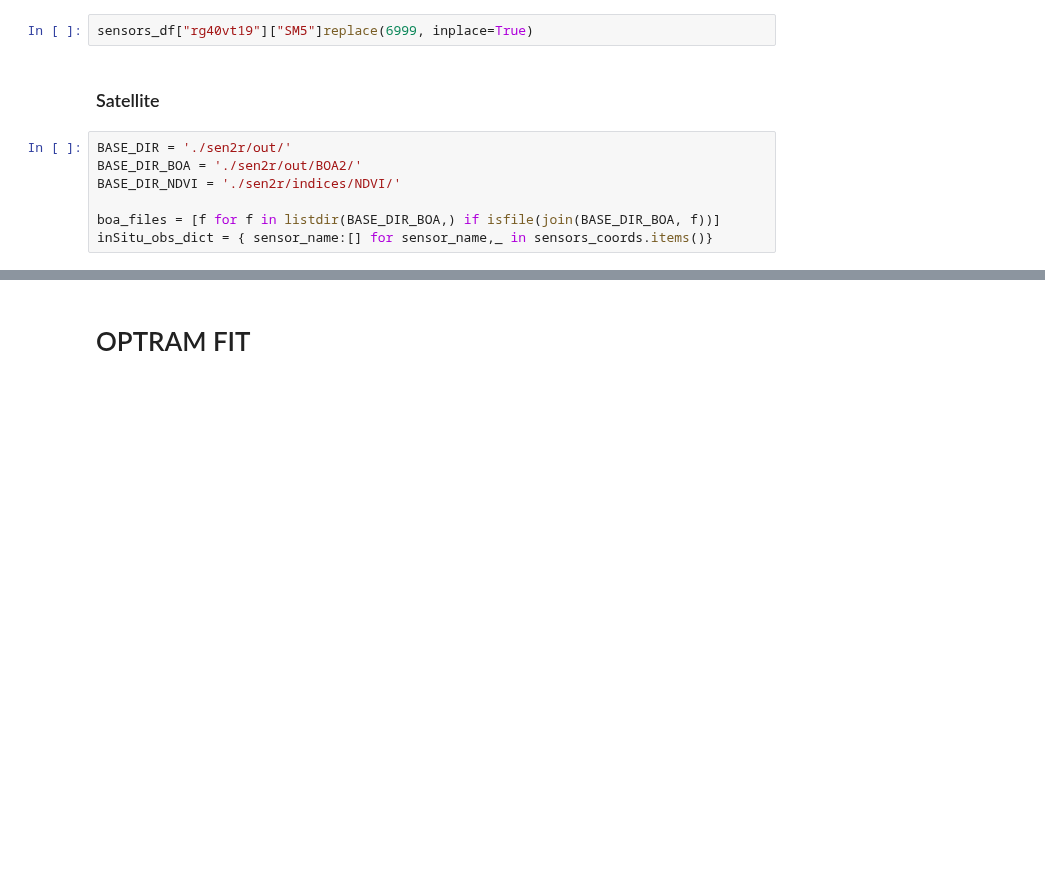
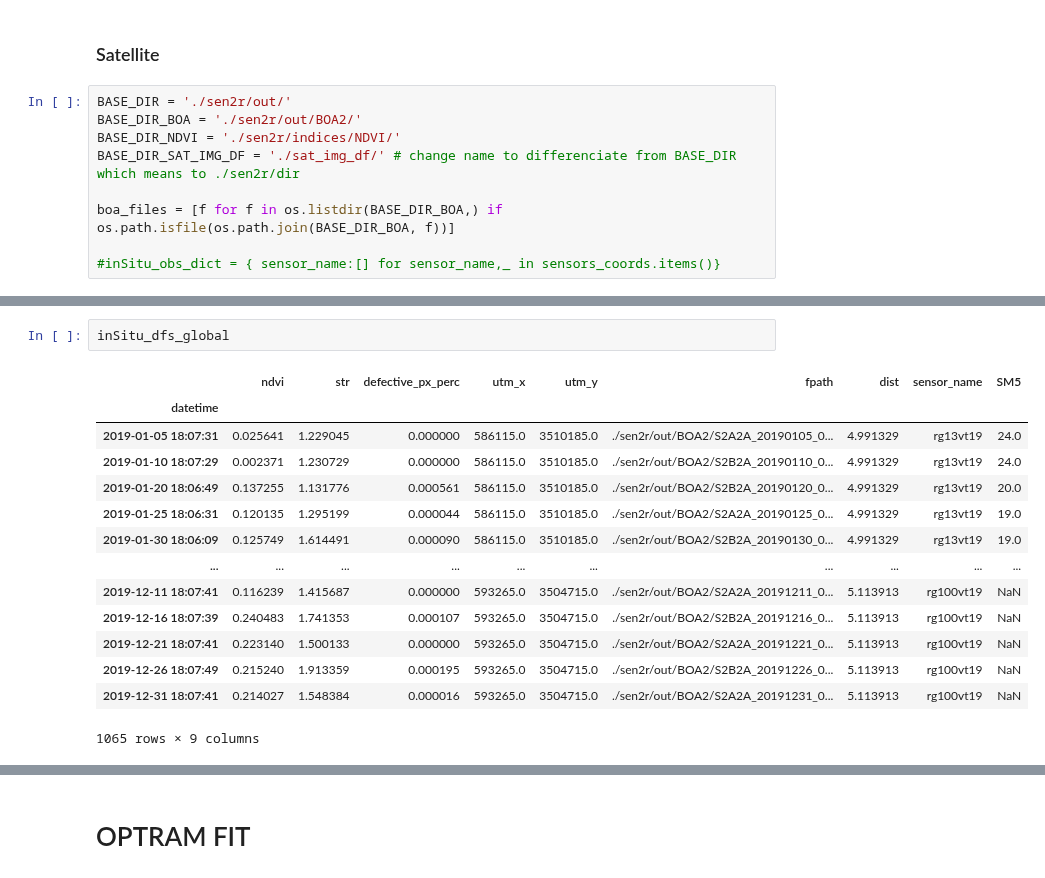
Before and after one commit to VicenteYago/OPTRAM, a Jupyter notebook: OPTRAM.ipynb, the cells around one changed output, grey strips where cells are left out. Saved outputs shown, nothing was run; the diff lists cells and outputs as text; blank space fills up the shorter version.

```diff
--- a/OPTRAM.ipynb
+++ b/OPTRAM.ipynb
@@ -376,14 +366,14 @@ for i, (k, df) in enumerate(sensors_df.items(), 1):
 plt.subplots_adjust(left=None, bottom=None, right=None, top=2 , wspace=None, hspace=None)
 # %% [output]
 [figure]
-# %%
-sensors_df["rg40vt19"]["SM5"]replace(6999, inplace=True)
 # %% [markdown]
 ### Satellite
 # %%
 BASE_DIR = './sen2r/out/'
 BASE_DIR_BOA = './sen2r/out/BOA2/'
 BASE_DIR_NDVI = './sen2r/indices/NDVI/'
+BASE_DIR_SAT_IMG_DF = './sat_img_df/' # change name to differenciate from BASE_DIR which means to ./sen2r/dir
 
-boa_files = [f for f in listdir(BASE_DIR_BOA,) if isfile(join(BASE_DIR_BOA, f))]
-inSitu_obs_dict = { sensor_name:[] for sensor_name,_ in sensors_coords.items()}
+boa_files = [f for f in os.listdir(BASE_DIR_BOA,) if os.path.isfile(os.path.join(BASE_DIR_BOA, f))]
+
+#inSitu_obs_dict = { sensor_name:[] for sensor_name,_ in sensors_coords.items()}
@@ -463,0 +507,17 @@ inSitu_df = pd.concat([pd.concat(values) for key,values in inSitu_obs_dict.items
+# %%
+inSitu_dfs_global
+# %% [output]
+|  | ndvi | str | defective_px_perc | utm_x | utm_y | fpath | dist | sensor_name | SM5 |
+| datetime |  |  |  |  |  |  |  |  |  |
+| 2019-01-05 18:07:31 | 0.025641 | 1.229045 | 0.000000 | 586115.0 | 3510185.0 | ./sen2r/out/BOA2/S2A2A_20190105_0... | 4.991329 | rg13vt19 | 24.0 |
+| 2019-01-10 18:07:29 | 0.002371 | 1.230729 | 0.000000 | 586115.0 | 3510185.0 | ./sen2r/out/BOA2/S2B2A_20190110_0... | 4.991329 | rg13vt19 | 24.0 |
+| 2019-01-20 18:06:49 | 0.137255 | 1.131776 | 0.000561 | 586115.0 | 3510185.0 | ./sen2r/out/BOA2/S2B2A_20190120_0... | 4.991329 | rg13vt19 | 20.0 |
+| 2019-01-25 18:06:31 | 0.120135 | 1.295199 | 0.000044 | 586115.0 | 3510185.0 | ./sen2r/out/BOA2/S2A2A_20190125_0... | 4.991329 | rg13vt19 | 19.0 |
+| 2019-01-30 18:06:09 | 0.125749 | 1.614491 | 0.000090 | 586115.0 | 3510185.0 | ./sen2r/out/BOA2/S2B2A_20190130_0... | 4.991329 | rg13vt19 | 19.0 |
+| ... | ... | ... | ... | ... | ... | ... | ... | ... | ... |
+| 2019-12-11 18:07:41 | 0.116239 | 1.415687 | 0.000000 | 593265.0 | 3504715.0 | ./sen2r/out/BOA2/S2A2A_20191211_0... | 5.113913 | rg100vt19 | NaN |
+| 2019-12-16 18:07:39 | 0.240483 | 1.741353 | 0.000107 | 593265.0 | 3504715.0 | ./sen2r/out/BOA2/S2B2A_20191216_0... | 5.113913 | rg100vt19 | NaN |
+| 2019-12-21 18:07:41 | 0.223140 | 1.500133 | 0.000000 | 593265.0 | 3504715.0 | ./sen2r/out/BOA2/S2A2A_20191221_0... | 5.113913 | rg100vt19 | NaN |
+| 2019-12-26 18:07:49 | 0.215240 | 1.913359 | 0.000195 | 593265.0 | 3504715.0 | ./sen2r/out/BOA2/S2B2A_20191226_0... | 5.113913 | rg100vt19 | NaN |
+| 2019-12-31 18:07:41 | 0.214027 | 1.548384 | 0.000016 | 593265.0 | 3504715.0 | ./sen2r/out/BOA2/S2A2A_20191231_0... | 5.113913 | rg100vt19 | NaN |
+1065 rows × 9 columns
```
Also changed, not shown: parts of 16 cells of this notebook, 1 other file.
